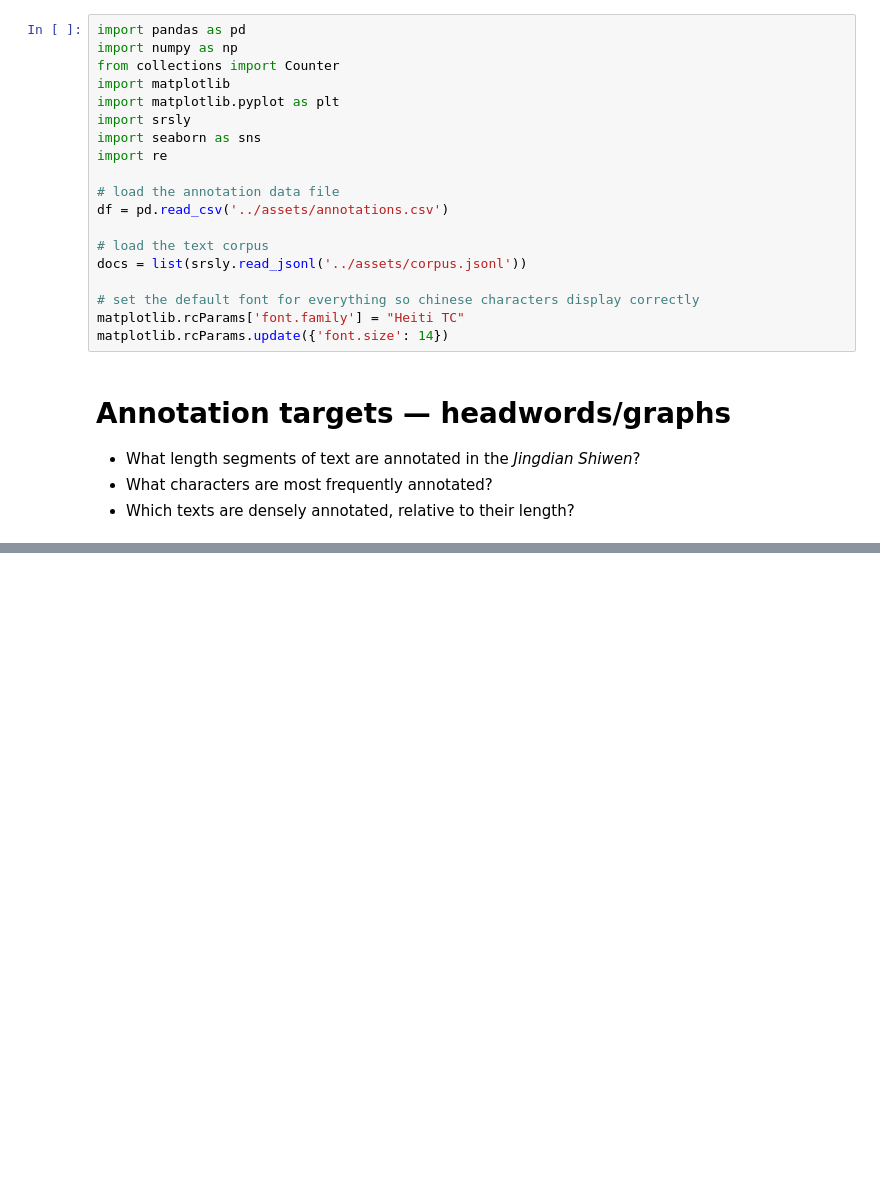
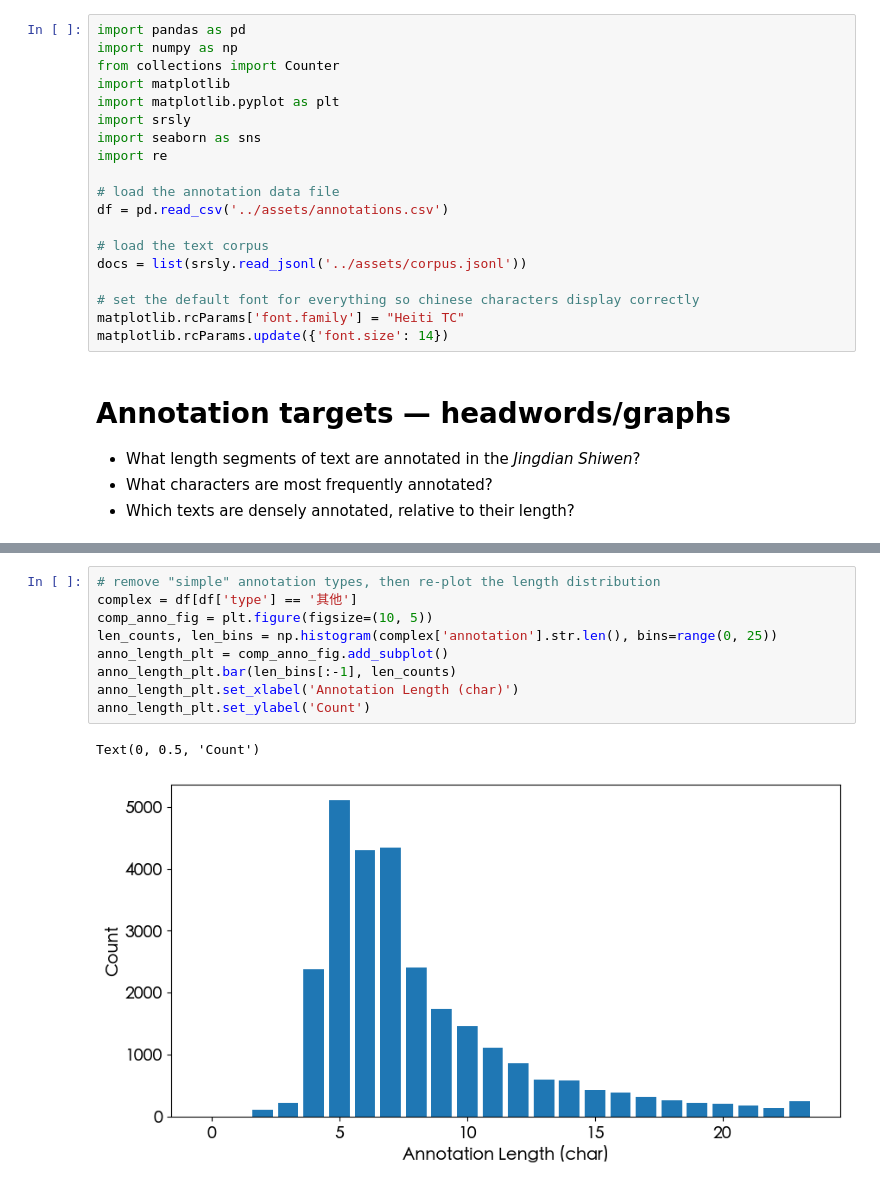
Before and after one commit to direct-phonology/jdsw, a Jupyter notebook: notebooks/annotations.ipynb, the cells around one changed output, grey strips where cells are left out. Cells and saved outputs as stored; diff of their text form; blank space fills up the shorter version.

```diff
--- a/notebooks/annotations.ipynb
+++ b/notebooks/annotations.ipynb
@@ -86,0 +83,12 @@ Text(0, 0.5, 'Count')
+# %%
+# remove "simple" annotation types, then re-plot the length distribution
+complex = df[df['type'] == '其他']
+comp_anno_fig = plt.figure(figsize=(10, 5))
+len_counts, len_bins = np.histogram(complex['annotation'].str.len(), bins=range(0, 25))
+anno_length_plt = comp_anno_fig.add_subplot()
+anno_length_plt.bar(len_bins[:-1], len_counts)
+anno_length_plt.set_xlabel('Annotation Length (char)')
+anno_length_plt.set_ylabel('Count')
+# %% [output]
+Text(0, 0.5, 'Count')
+[figure, added]
```
Also changed, not shown: parts of 3 cells of this notebook, 1 other file.
